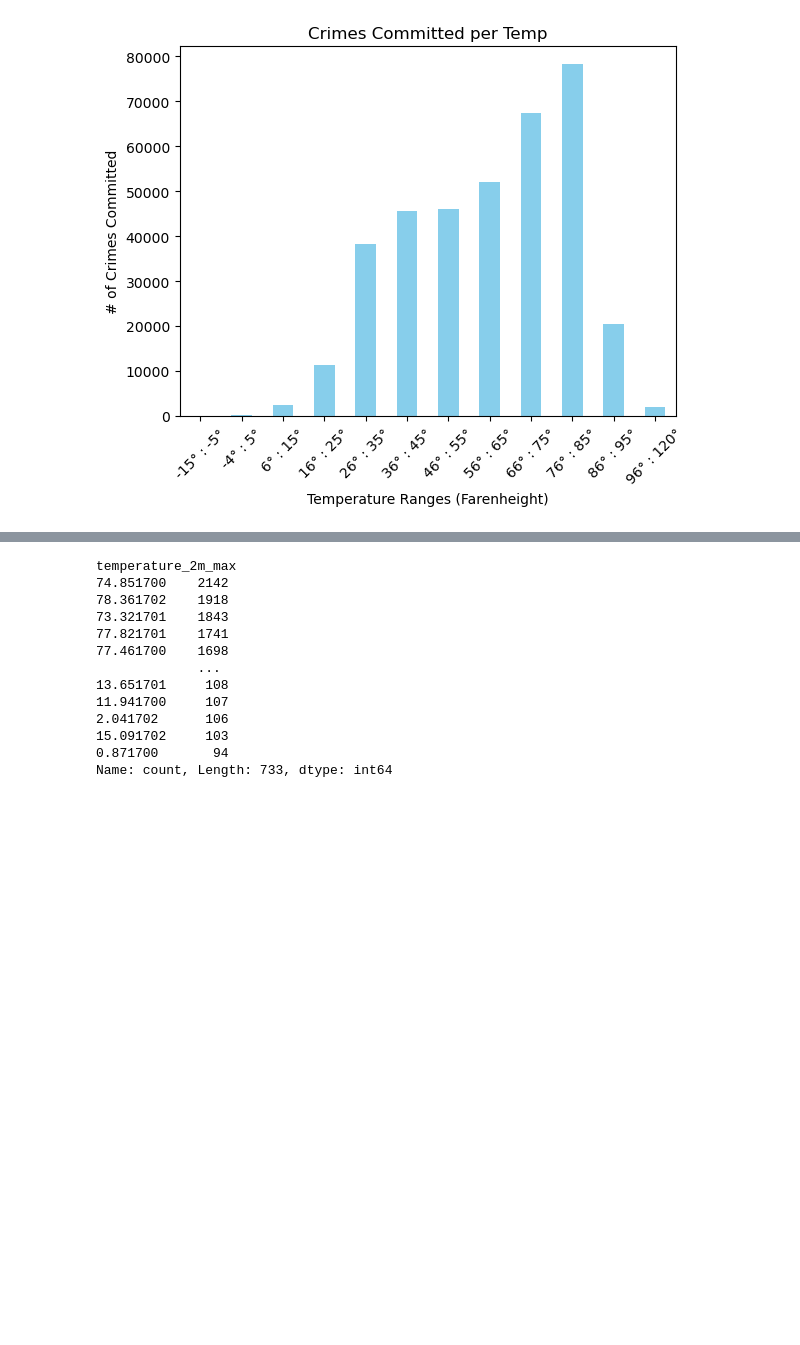
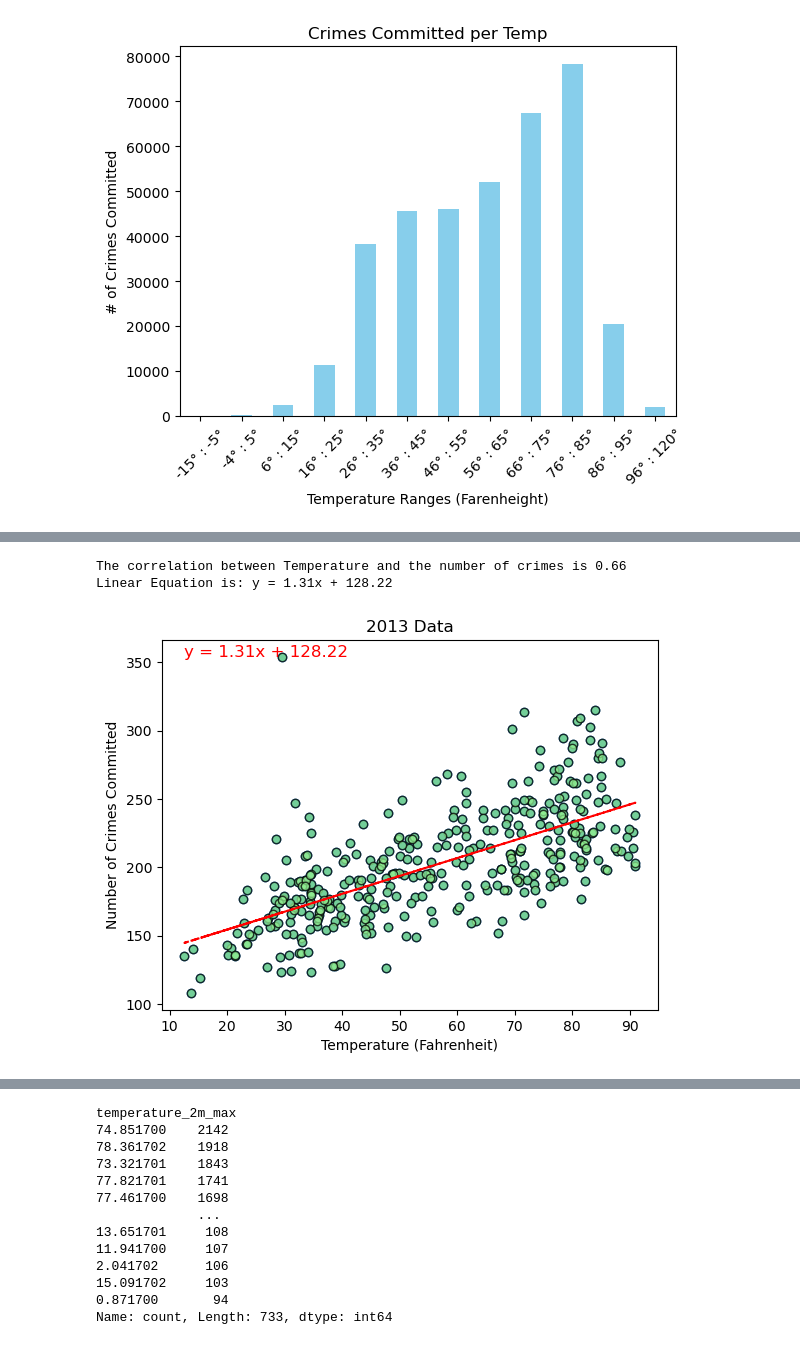
Before and after one commit to KevSantino28/project_1, a Jupyter notebook: data_clean_up.ipynb, the cells around one changed output, grey strips where cells are left out. Cells and saved outputs as stored; diff of their text form; code cells hidden in the pictures; blank space fills up the shorter version.

```diff
--- a/data_clean_up.ipynb
+++ b/data_clean_up.ipynb
@@ -522,0 +494,25 @@ plt.show()
+# %%
+
+graph_data_2013 = graph_data[graph_data['Year'] == 2013]
+#lin regression
+x_values = graph_data_2013["temperature_2m_max"]
+y_values = graph_data_2013["ID"]
+(slope, intercept, rvalue, pvalue, stderr) = linregress(x_values, y_values)
+regress_values = x_values * slope + intercept
+plt.plot(graph_data_2013["temperature_2m_max"], regress_values,"--",color="red")
+line_equation = f'y = {(round(slope,2))}x + {(round(intercept,2))}'
+plt.annotate(line_equation, (x_values.min(),y_values.max()), fontsize=12, color = 'red')
+plt.scatter(x_values,y_values)
+#scatterplot
+plt.scatter(graph_data_2013['temperature_2m_max'], graph_data_2013['ID'], facecolor='lightgreen', alpha=.75, edgecolors='black')
+plt.xlabel("Temperature (Fahrenheit)")
+plt.ylabel("Number of Crimes Committed")
+plt.title("2013 Data")
+correlation = st.pearsonr(graph_data_2013['temperature_2m_max'],graph_data_2013['ID'])
+print(f"The correlation between Temperature and the number of crimes is {round(correlation[0],2)}")
+print(f'Linear Equation is: {line_equation}')
+plt.show()
+# %% [output]
+The correlation between Temperature and the number of crimes is 0.66
+Linear Equation is: y = 1.31x + 128.22
+[figure, added]
```
Also changed, not shown: parts of 14 cells of this notebook.
